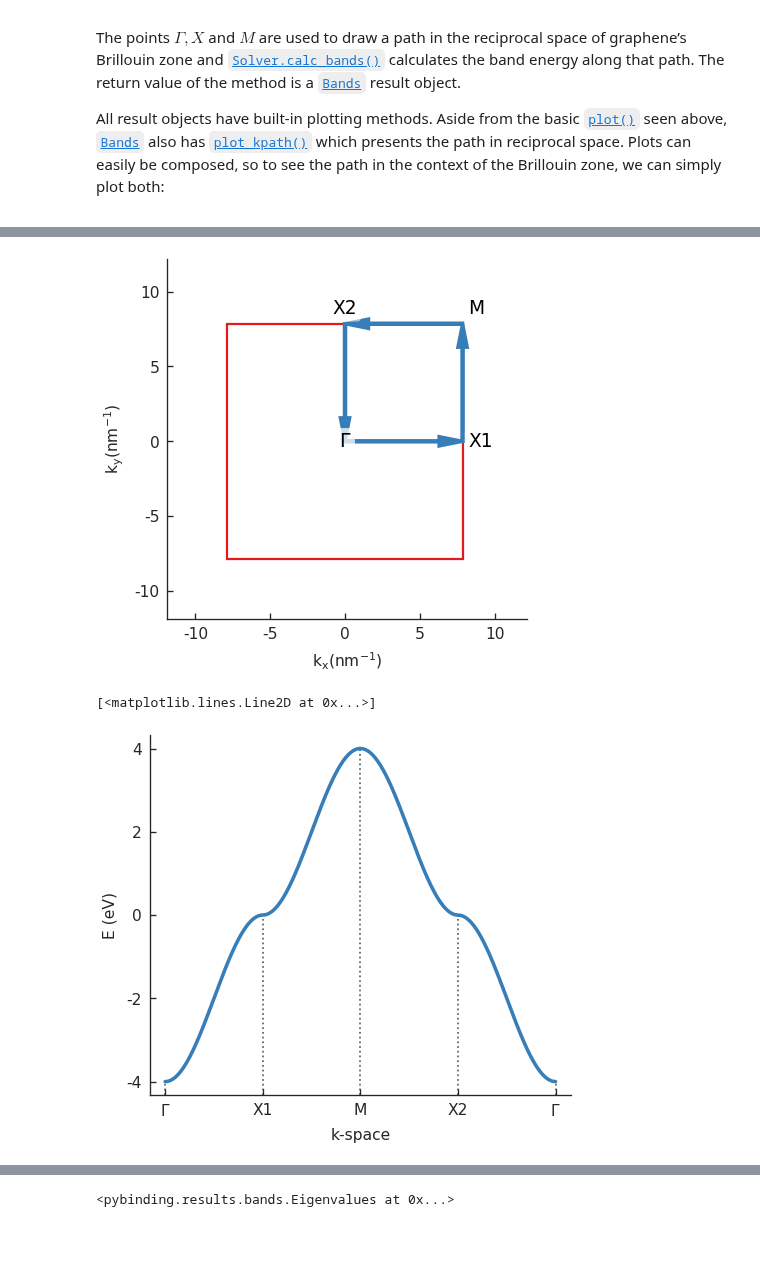
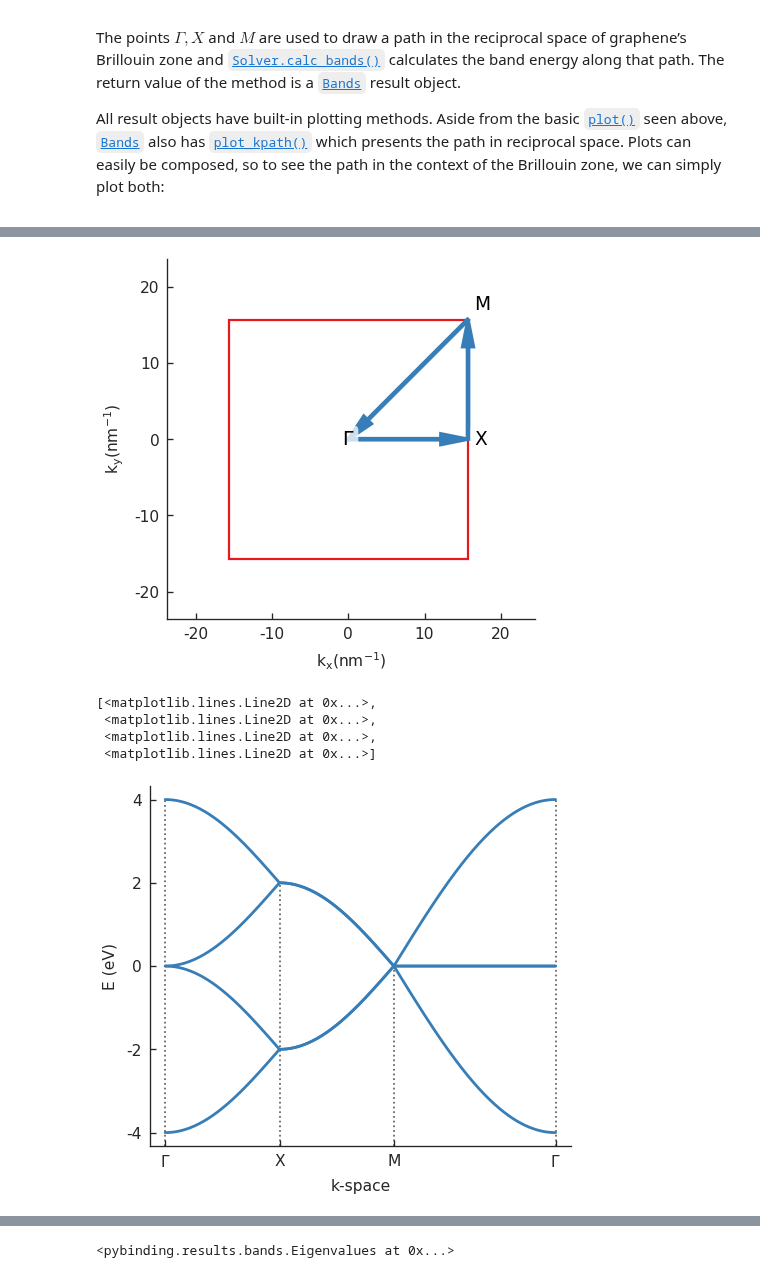
Before and after one commit to rpoteau/pyPhysChem, a Jupyter notebook: TB.ipynb, the cells around one changed output, grey strips where cells are left out. Saved outputs shown, nothing was run; the diff lists cells and outputs as text; code cells hidden in the pictures; blank space fills up the shorter version.

```diff
--- a/TB.ipynb
+++ b/TB.ipynb
@@ -73,7 +96,7 @@ import matplotlib.pyplot as plt
 
 pb.pltutils.use_style() # applies pybinding’s default style settings for matplotlib
 
-d = 0.2  # [nm] unit cell length
+d = 0.1  # [nm] unit cell length
 t = -1   # [eV] hopping energy
 
 # create a simple 1D lattice with vector a1
@@ -419,12 +584,12 @@ def square_lattice22(a=0.2, t=-1.):
     '''
 
     # create a simple 2D lattice with vectors a1 & a2
-    lattice = pb.Lattice(a1=[2*a, 0], a2=[0, 2*a])
+    lattice = pb.Lattice(a1=[a, 0], a2=[0, a])
     lattice.add_sublattices(
         ('A', [0, 0], 0.),  # add an atom called 'A' at position [0, 0] and set its associated AO energy to 0 eV
-        ('Ax', [a, 0], 0.),
-        ('Ay', [0, a], 0.),
-        ('Ad', [a, a], 0.)
+        ('Ax', [a/2, 0], 0.),
+        ('Ay', [0, a/2], 0.),
+        ('Ad', [a/2, a/2], 0.)
     )
     lattice.add_hoppings(
         # (Difference of the indices of the source and destination unit cells
@@ -436,15 +601,15 @@ def square_lattice22(a=0.2, t=-1.):
         ([0, 0], 'Ay', 'Ad', t),
         # between neighbouring unit cells
         ([1, 0], 'Ax', 'A', t),
+        ([1, 0], 'Ad', 'Ay', t),
         ([0, 1], 'Ay', 'A', t),
-        ([1, 0], 'Ad', 'Ay', t),
         ([0, 1], 'Ad', 'Ax', t)
     )
     return lattice
 
-aSQL = 0.2
+aSQL22 = 0.2
 tSQL = -1.
-SQL22 = square_lattice22(aSQL,tSQL)
-SQL22.plot()  # plot the lattice that was just constructed
-plt.show()      # standard matplotlib show() function
+SQL22 = square_lattice22(aSQL22,tSQL)
+SQL22.plot()
+plt.show()
 # %% [output]
@@ -452,7 +617,7 @@ plt.show()      # standard matplotlib show() function
 # %%
 SQL22model = pb.Model(
     SQL22,
-    pb.translational_symmetry()
+    pb.translational_symmetry(a1=True,a2=True)
 )
 SQL22model.plot()
 # %% [output]
@@ -464,23 +629,26 @@ SQL22.plot_brillouin_zone()
 # %%
 from math import pi
 
 Gamma = [0, 0]
-X1 = [pi/(2*aSQL), 0]
-M = [pi/(2*aSQL),pi/(2*aSQL)]
-X2 = [0, pi/(2*aSQL)]
+X = [pi/(aSQL22), 0]
+M = [pi/(aSQL22),pi/(aSQL22)]
 
 solverSQL22 = pb.solver.lapack(SQL22model)
 
-SQL22bands = solver.calc_bands(Gamma, X1, M, X2, Gamma)
+SQL22bands = solverSQL22.calc_bands(Gamma, X, M, Gamma)
 
 SQL22model.lattice.plot_brillouin_zone(decorate=False)
-kpoints_labels = [f'$\Gamma$', 'X1', 'M', 'X2', f'$\Gamma$']
-SQL22bands.plot_kpath(point_labels=[f'$\Gamma$', 'X1', 'M', 'X2', f'$\Gamma$'])
+kpoints_labels = [f'$\Gamma$', 'X', 'M', f'$\Gamma$']
+SQL22bands.plot_kpath(point_labels=kpoints_labels)
 plt.show()
 
-SQLbands.plot(point_labels=kpoints_labels)
+SQL22bands.plot(point_labels=kpoints_labels)
+plt.savefig("./FiguresCreatedInNotebooks/HSquareLattice2x2.png",dpi=300, transparent=True)
 plt.show()
 # %% [output]
-[figure, old version]
+[figure, new version]
-[<matplotlib.lines.Line2D at 0x...>]
+[<matplotlib.lines.Line2D at 0x...>,
+ <matplotlib.lines.Line2D at 0x...>,
+ <matplotlib.lines.Line2D at 0x...>,
+ <matplotlib.lines.Line2D at 0x...>]
-[figure, old version]
+[figure, new version]
```
Also changed, not shown: parts of 37 cells of this notebook, 12 other files.
